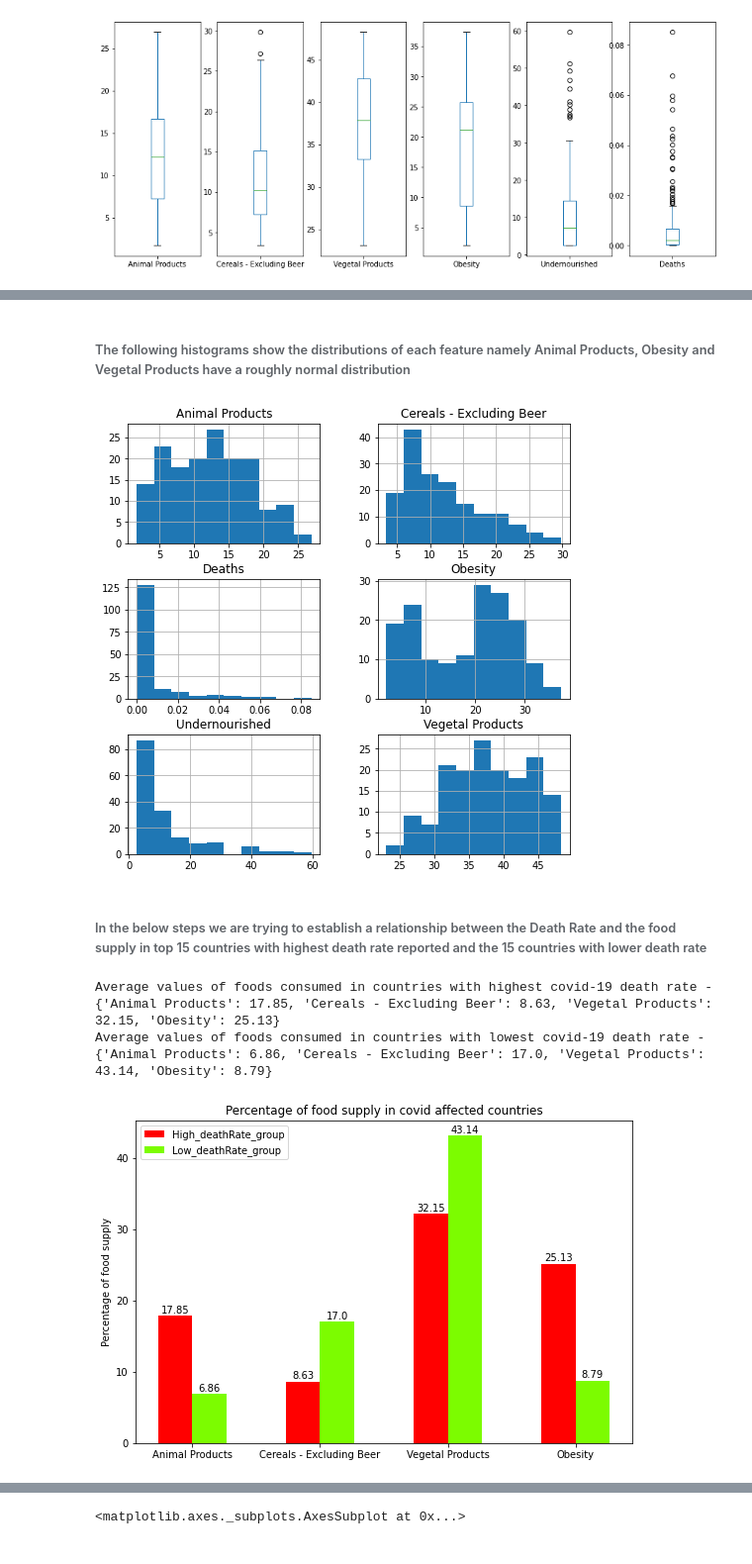
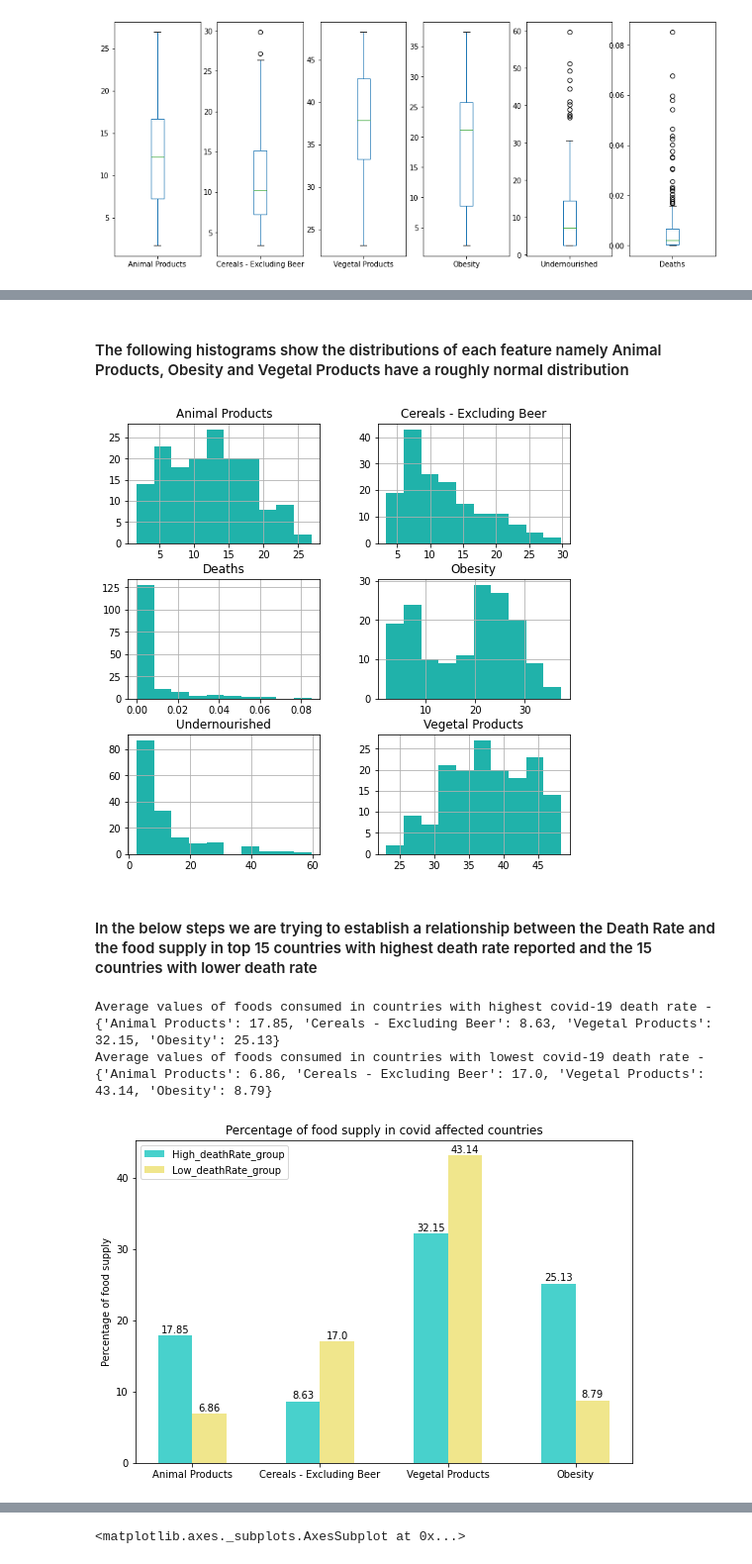
Before and after one commit to MahalavanyaSriram/COVID-19_Prediction, a Jupyter notebook: Prediction_COVID_Fatality_Rates.ipynb, the cells around one changed output, grey strips where cells are left out. Shown at 99% size. Saved outputs shown, nothing was run; the diff lists cells and outputs as text; code cells hidden in the pictures.

```diff
--- a/Prediction_COVID_Fatality_Rates.ipynb
+++ b/Prediction_COVID_Fatality_Rates.ipynb
@@ -341,13 +349,13 @@ plt.show()
 # %% [markdown]
-###### The following histograms show the distributions of each feature namely Animal Products, Obesity and Vegetal Products have a roughly normal distribution
+#### The following histograms show the distributions of each feature namely Animal Products, Obesity and Vegetal Products have a roughly normal distribution
 # %%
 num=covid_food_data.select_dtypes(include=['int64','float64'])
-num.hist(figsize=(8,8))
+num.hist(figsize=(8,8), color = 'lightseagreen')
 plt.show()
 # %% [output]
-[figure, old version]
+[figure, new version]
 # %% [markdown]
-###### In the below steps we are trying to establish a relationship between the Death Rate and the food supply in top 15 countries with highest death rate reported and the 15 countries with lower death rate
+#### In the below steps we are trying to establish a relationship between the Death Rate and the food supply in top 15 countries with highest death rate reported and the 15 countries with lower death rate
 # %%
 #Sorting the data on the column 'Deaths' from lowest to highest
 sorted_data_byDeath = covid_food_data.sort_values(by=['Deaths'])
@@ -375,29 +383,29 @@ Average values of foods consumed in countries with lowest covid-19 death rate -
 # %%
 #function for displaying the percentages on the top of each rectangle in bar chart
 def autolabel(rects):
     for r in rects:
         height = r.get_height()
         ax.annotate('{}'.format(height), xy=(r.get_x() + r.get_width() / 2, height), xytext=(0, 1),
                     textcoords="offset points", ha='center', va='bottom')
 
 #locations of the labels
 locations = np.array([0, 3, 6, 9])
 
 #rectangle bar size
 size = 0.8
 
 fig, ax = plt.subplots(figsize=(9, 6))
-r1 = ax.bar(locations - size/2, highest_mean.values(), size, label='High_deathRate_group', color = 'red')
-r2 = ax.bar(locations + size/2, lowest_mean.values(), label='Low_deathRate_group', color='lawngreen')
+r1 = ax.bar(locations - size/2, highest_mean.values(), size, label='High_deathRate_group', color = 'mediumturquoise')
+r2 = ax.bar(locations + size/2, lowest_mean.values(), label='Low_deathRate_group', color='khaki')
 
 ax.set_xticks(locations)
 ax.set_xticklabels(selected_columns[:-1])
 ax.set_ylabel('Percentage of food supply')
 ax.set_title('Percentage of food supply in covid affected countries')
 ax.legend(loc='upper left')
 autolabel(r1)
 autolabel(r2)
 plt.show()
 # %% [output]
-[figure, old version]
+[figure, new version]
 # %% [markdown]
```
Also changed, not shown: parts of 65 cells of this notebook, 4 other files.
